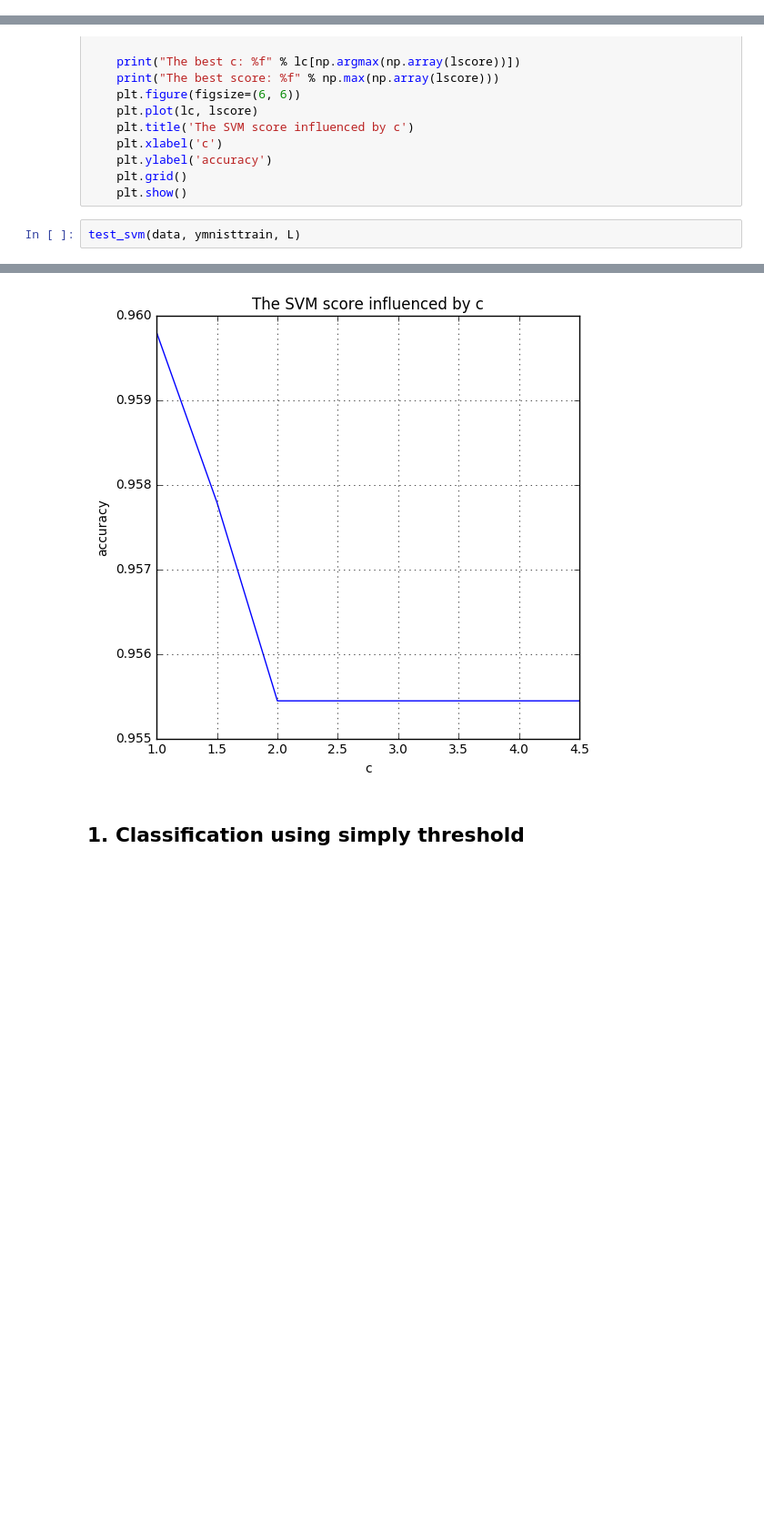
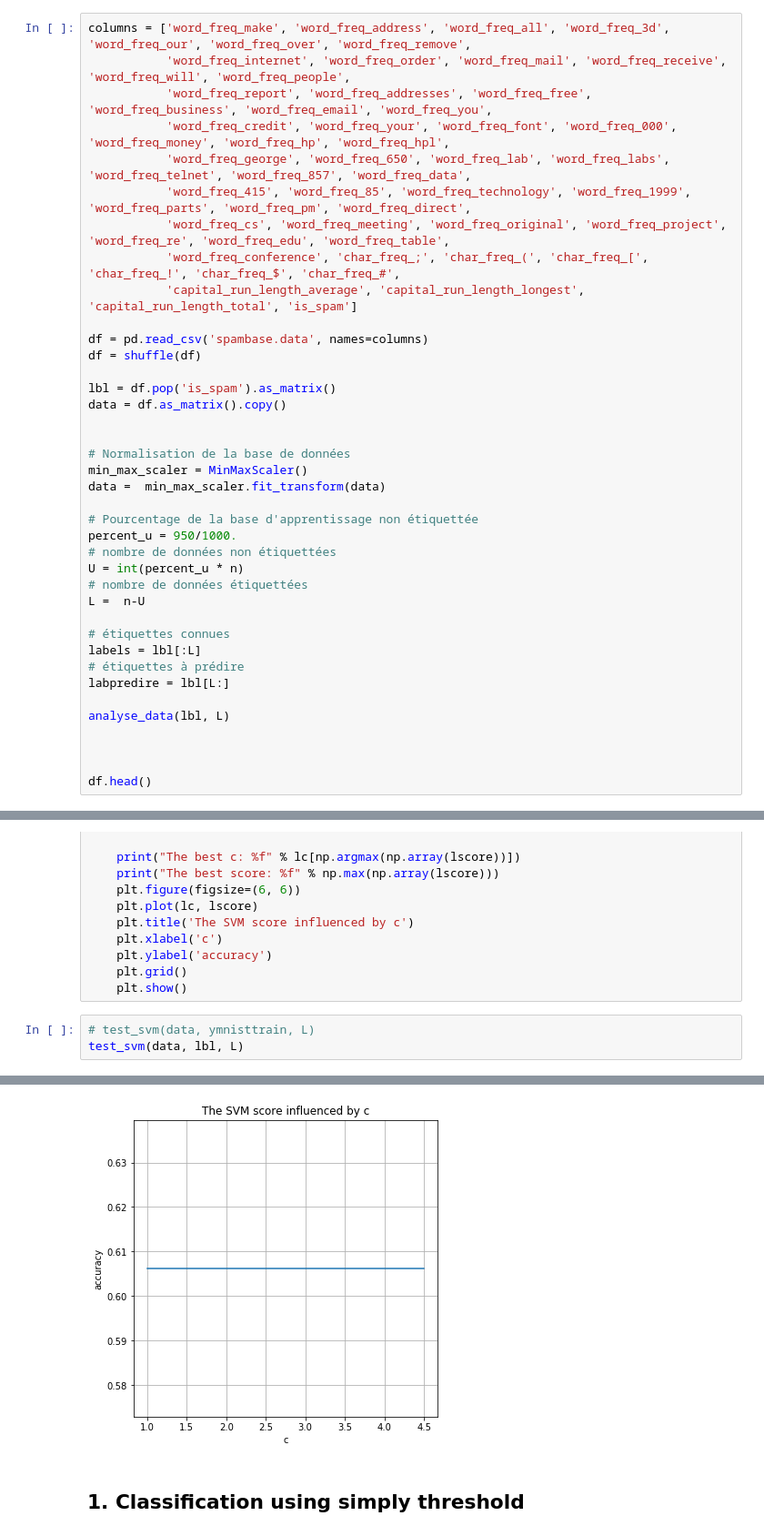
Before and after one commit to quentin-duchemin/Projet_MALAP, a Jupyter notebook: Projet.ipynb, the cells around one changed output, grey strips where cells are left out. Shown at 91% size. Cells and saved outputs as stored; diff of their text form; blank space fills up the shorter version.

Commit message:
Ajout nouvelle base de données; résultats pas encore exploitables

```diff
--- a/Projet.ipynb
+++ b/Projet.ipynb
@@ -148,0 +151,39 @@ Unlabeld num: 2985
+# %%
+columns = ['word_freq_make', 'word_freq_address', 'word_freq_all', 'word_freq_3d', 'word_freq_our', 'word_freq_over', 'word_freq_remove',
+           'word_freq_internet', 'word_freq_order', 'word_freq_mail', 'word_freq_receive', 'word_freq_will', 'word_freq_people',
+           'word_freq_report', 'word_freq_addresses', 'word_freq_free', 'word_freq_business', 'word_freq_email', 'word_freq_you',
+           'word_freq_credit', 'word_freq_your', 'word_freq_font', 'word_freq_000', 'word_freq_money', 'word_freq_hp', 'word_freq_hpl',
+           'word_freq_george', 'word_freq_650', 'word_freq_lab', 'word_freq_labs', 'word_freq_telnet', 'word_freq_857', 'word_freq_data',
+           'word_freq_415', 'word_freq_85', 'word_freq_technology', 'word_freq_1999', 'word_freq_parts', 'word_freq_pm', 'word_freq_direct',
+           'word_freq_cs', 'word_freq_meeting', 'word_freq_original', 'word_freq_project', 'word_freq_re', 'word_freq_edu', 'word_freq_table',
+           'word_freq_conference', 'char_freq_;', 'char_freq_(', 'char_freq_[', 'char_freq_!', 'char_freq_$', 'char_freq_#',
+           'capital_run_length_average', 'capital_run_length_longest', 'capital_run_length_total', 'is_spam']
+
+df = pd.read_csv('spambase.data', names=columns)
+df = shuffle(df)
+
+lbl = df.pop('is_spam').as_matrix()
+data = df.as_matrix().copy()
+
+
+# Normalisation de la base de données
+min_max_scaler = MinMaxScaler()
+data =  min_max_scaler.fit_transform(data)
+
+# Pourcentage de la base d'apprentissage non étiquettée
+percent_u = 950/1000.
+# nombre de données non étiquettées
+U = int(percent_u * n)
+# nombre de données étiquettées
+L =  n-U
+
+# étiquettes connues
+labels = lbl[:L]
+# étiquettes à prédire
+labpredire = lbl[L:]
+
+analyse_data(lbl, L)
+
+
+
+df.head()
@@ -232,7 +282,8 @@ def test_svm(data, y, L):
     plt.grid()
     plt.show()
 # %%
-test_svm(data, ymnisttrain, L)
+# test_svm(data, ymnisttrain, L)
+test_svm(data, lbl, L)
 # %% [output]
 1.0
 1.5
@@ -247,4 +298,4 @@ The best score: 0.959799
-[figure, old version]
+[figure, new version]
 # %% [markdown]
 ## 1. Classification using simply threshold
 # %% [markdown]
```
Also changed, not shown: parts of 11 cells of this notebook, 1 other file.
